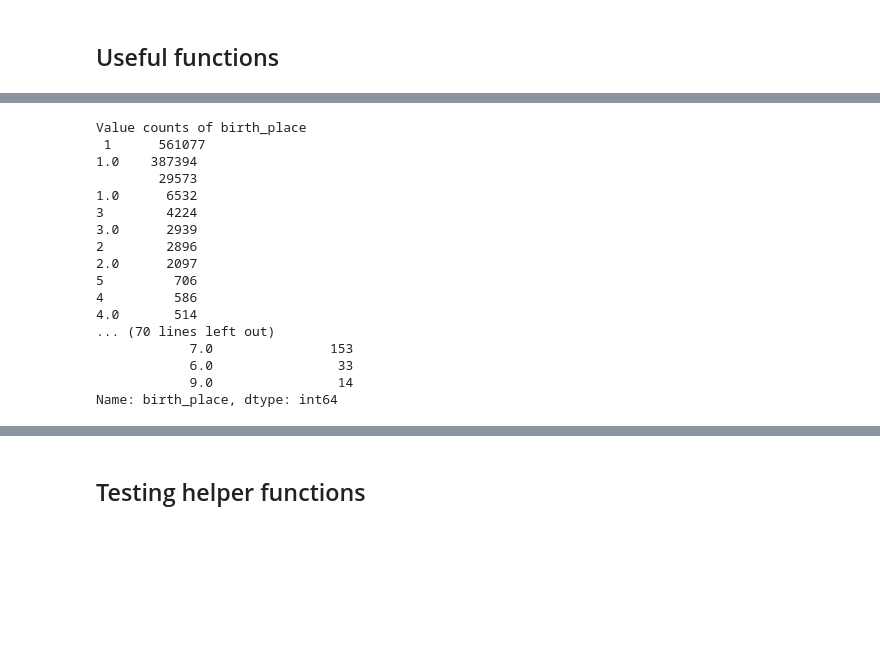
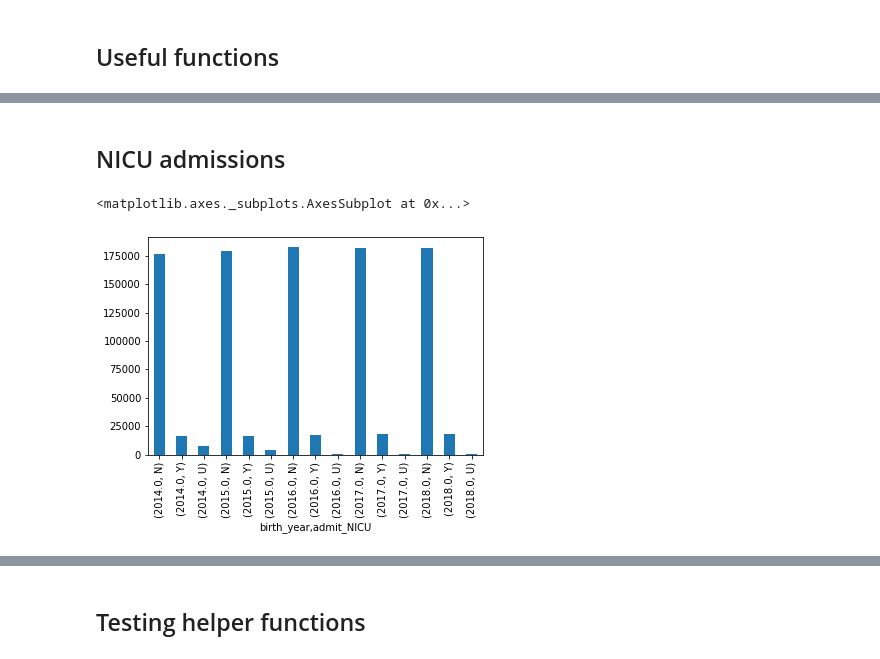
Before and after one commit to mkwasnica/CDC_capstone, a Jupyter notebook: notebooks/MK_EDA_timeseries.ipynb, the cells around one changed output, grey strips where cells are left out. Cells and saved outputs as stored; diff of their text form; code cells hidden in the pictures; blank space fills up the shorter version.

Commit message:
EDA for mom bmi, nicu, age

```diff
--- a/notebooks/MK_EDA_timeseries.ipynb
+++ b/notebooks/MK_EDA_timeseries.ipynb
@@ -7,5 +9,5 @@ import matplotlib.pyplot as plt
 # %%
-births = pd.read_csv('../data/raw/totSampDF.csv')
+births = pd.read_csv('../data/raw/totSampDF18.csv')
 # %% [markdown]
 #### Columns of interest
 Mom age C
@@ -261,21 +143,5 @@ def val_check(col):
     print("Value counts of %s by year \n" %(col), births.groupby(['birth_year'])[col].value_counts())
 # %%
 val_check('birth_place')
-# %% [output]
-Value counts of birth_place
- 1      561077
-1.0    387394
-        29573
-1.0      6532
-3        4224
-3.0      2939
-2        2896
-2.0      2097
-5         706
-4         586
-4.0       514
-... (70 lines left out)
-            7.0               153
-            6.0                33
-            9.0                14
-Name: birth_place, dtype: int64
+# %% [markdown]
+## NICU admissions
@@ -281,0 +150,9 @@ Name: birth_place, dtype: int64
+# %%
+births['mothers_age_groups']= pd.cut(births['mothers_age'], 4, labels = ['12-19', '20-29', '30-39','40-50'])
+# %%
+births['admit_NICU'] = births['admit_NICU'].replace(' ', 'U')
+# %%
+births.groupby('birth_year')['admit_NICU'].value_counts().plot(kind='bar')
+# %% [output]
+<matplotlib.axes._subplots.AxesSubplot at 0x...>
+[figure, added]
```
Also changed, not shown: parts of 32 cells of this notebook, 3 other files.
